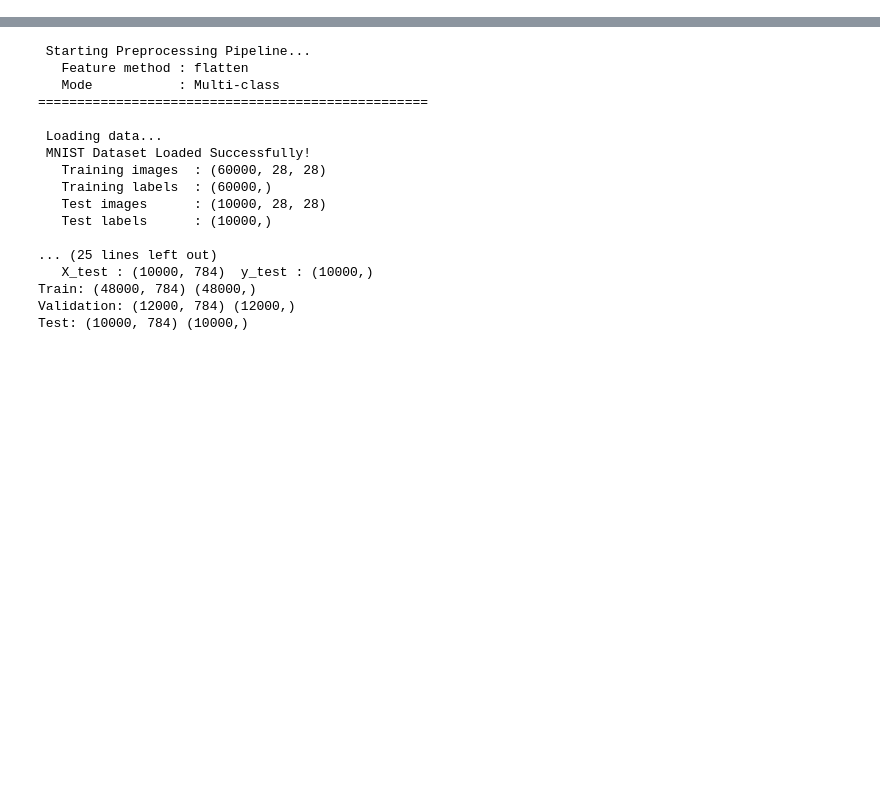
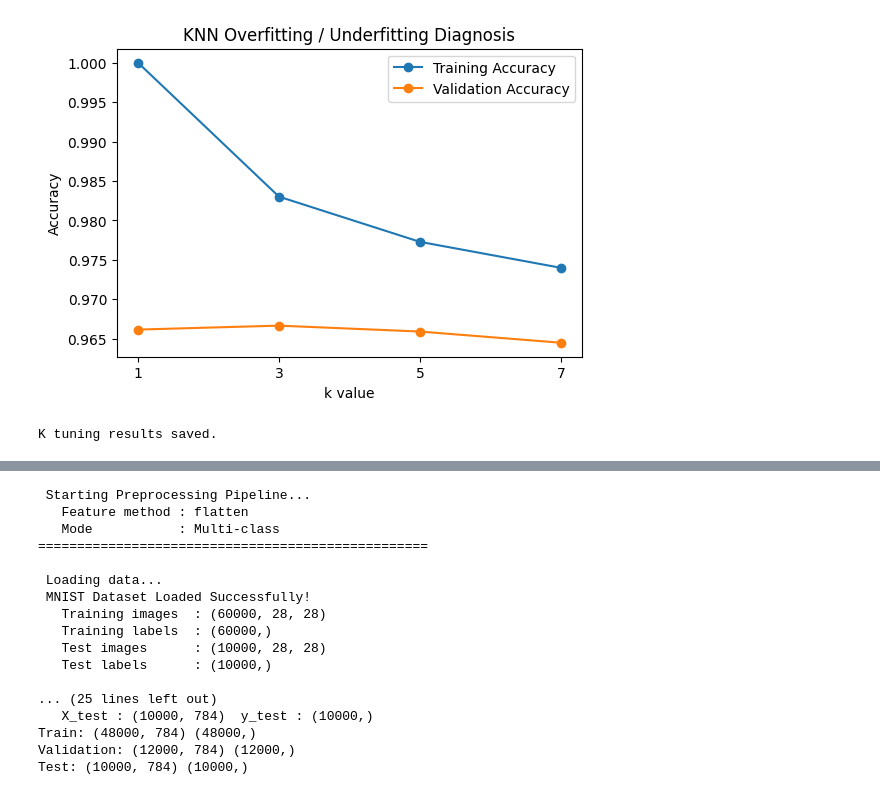
Before and after one commit to AbdelrahmanAdel-1/MNIST-ML-ImageClassifiers, a Jupyter notebook: notebooks/KNN_Phase2.ipynb, the cells around one changed output, grey strips where cells are left out. Saved outputs shown, nothing was run; the diff lists cells and outputs as text; code cells hidden in the pictures; blank space fills up the shorter version.

Commit message:
Complete KNN phase 2 improvements

```diff
--- a/notebooks/KNN_Phase2.ipynb
+++ b/notebooks/KNN_Phase2.ipynb
@@ -67,0 +150,20 @@ This experiment uses raw pixel-based features for multiclass KNN classification.
+# %%
+train_accuracies = []
+val_accuracies = []
+
+for k in k_values:
+    print(f"\nChecking k = {k}")
+
+    knn_diag = KNNClassifier(k=k, batch_size=500)
+    knn_diag.fit(X_tr_pca, y_tr_pca)
+
+    y_train_pred_diag = knn_diag.predict(X_tr_pca)
+    y_val_pred_diag = knn_diag.predict(X_val_pca)
+
+    train_acc = mm.accuracy(y_tr_pca, y_train_pred_diag)
+    val_acc = mm.accuracy(y_val_pca, y_val_pred_diag)
+
+    train_accuracies.append(train_acc)
+    val_accuracies.append(val_acc)
+
+    print(f"k={k} | Train Accuracy={train_acc:.4f} | Validation Accuracy={val_acc:.4f}")
@@ -67,0 +182,41 @@ This experiment uses raw pixel-based features for multiclass KNN classification.
+# %%
+os.makedirs("../results/phase2", exist_ok=True)
+
+plt.figure(figsize=(6, 4))
+
+plt.plot(k_values, train_accuracies, marker="o", label="Training Accuracy")
+plt.plot(k_values, val_accuracies, marker="o", label="Validation Accuracy")
+
+plt.title("KNN Overfitting / Underfitting Diagnosis")
+plt.xlabel("k value")
+plt.ylabel("Accuracy")
+plt.xticks(k_values)
+plt.legend()
+
+plt.savefig("../results/phase2/knn_overfitting_underfitting_curve.png", bbox_inches="tight")
+plt.show()
+# %% [output]
+[figure, added]
+# %%
+with open("../results/phase2/knn_k_tuning_results.txt", "w") as f:
+    f.write("KNN Hyperparameter Tuning Results\n")
+    f.write("=" * 45 + "\n\n")
+
+    for k, acc in cv_results.items():
+        f.write(f"k = {k} | Validation Accuracy = {acc:.4f}\n")
+
+    f.write("\n")
+    f.write(f"Best k = {best_k}\n")
+    f.write(f"Best Validation Accuracy = {cv_results[best_k]:.4f}\n\n")
+
+    f.write("Overfitting / Underfitting Diagnosis\n")
+    f.write("-" * 45 + "\n")
+
+    for k, train_acc, val_acc in zip(k_values, train_accuracies, val_accuracies):
+        f.write(
+            f"k = {k} | Training Accuracy = {train_acc:.4f} | Validation Accuracy = {val_acc:.4f}\n"
+        )
+
+print("K tuning results saved.")
+# %% [output]
+K tuning results saved.
```
Also changed, not shown: parts of 19 cells of this notebook, 9 other files.
